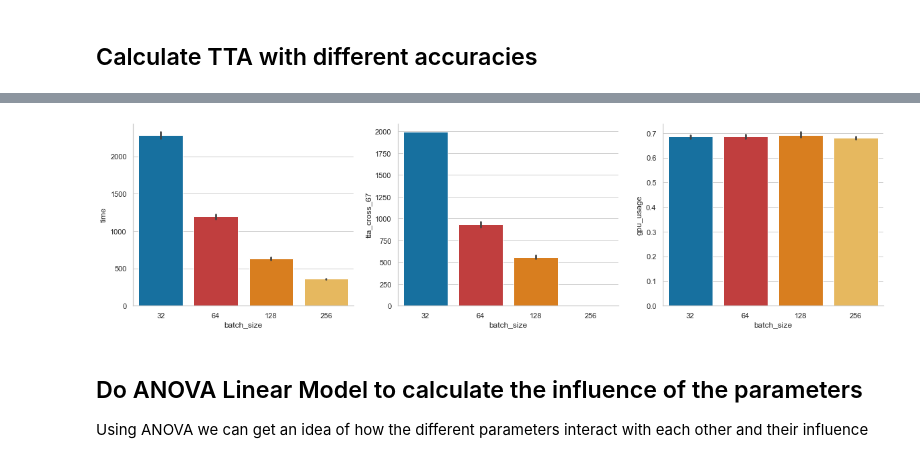
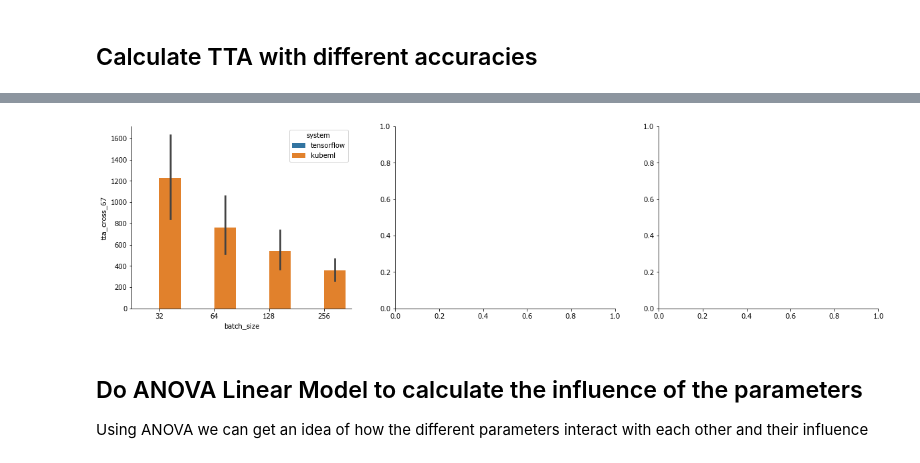
Before and after one commit to DiegoStock12/kubeml, a Jupyter notebook: ml/experiments/insights.ipynb, the cells around one changed output, grey strips where cells are left out. Cells and saved outputs as stored; diff of their text form; code cells hidden in the pictures.

```diff
--- a/ml/experiments/insights.ipynb
+++ b/ml/experiments/insights.ipynb
@@ -220,0 +224,24 @@ df
+# %%
+# load the tf experiments
+resnet = pd.read_pickle('./dataframes/resnet_tensorflow.pkl')
+lenet = pd.read_pickle('./dataframes/lenet_tensorflow.pkl')
+
+resnet.rename(columns={
+    'loss':'train_loss',
+    'val_accuracy':'accuracy',
+    'val_loss':'validation_loss',
+    'times':'epoch_duration',
+    'accuracy':'train_accuracy',
+    'val_accuracy':'accuracy'
+}, inplace=True)
+resnet['system'] = 'tensorflow'
+
+
+# set the columns of the
+
+# load the kubeml experiments
+kuberesnet = pd.read_pickle('./dataframes/resnet_kubeml.pkl')
+kuberesnet['model'] = 'resnet'
+kuberesnet['system'] = 'kubeml'
+
+kubelenet = pd.read_pickle('./dataframes/lenet_kubeml.pkl')
@@ -220,0 +251,4 @@ df
+# %%
+r = pd.concat([resnet, kuberesnet], ignore_index=True)
+r
+# resnet
@@ -269,15 +334,17 @@ best.tta_cross_99
 # %%
+_r = r[(r.parallelism==4) | (r.parallelism.isna())]
+
 f, ax = plt.subplots(1, 3, sharey=False, figsize=(20, 5))
-sns.barplot(x='batch_size', y='time', data=df,  ax=ax[0])
-sns.barplot(x='batch_size', y='tta_cross_67', data=df, ax=ax[1])
-sns.barplot(x='batch_size', y='gpu_usage', data=df ,ax=ax[2])
+sns.barplot(x='batch_size', y='tta_cross_67', data=_r, hue='system', ax=ax[0])
+# sns.barplot(x='batch_size', y='tta_cross_67', data=df, ax=ax[1])
+# sns.barplot(x='batch_size', y='gpu_usage', data=df ,ax=ax[2])
 sns.despine()
 
 # plt.savefig('./figures/gpu/tta_99.png', dpi=300)
 
 # sns.barplot(x='k', y='tta_99', data=df)
 # %% [output]
-[figure, old version]
+[figure, new version]
 # %% [markdown]
 ## Do ANOVA Linear Model to calculate the influence of the parameters
 
```
Also changed, not shown: parts of 18 cells of this notebook, 3 other files.
